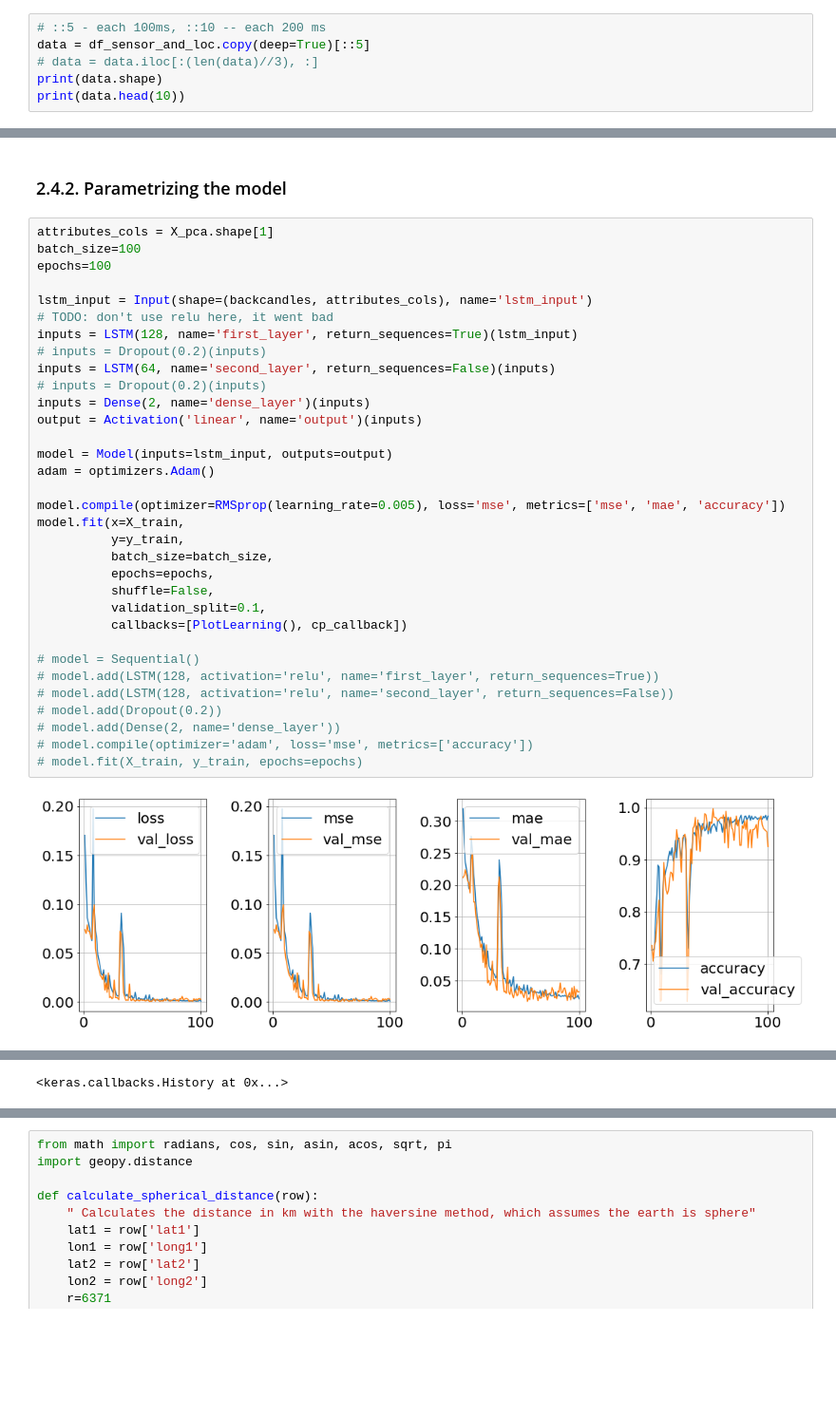
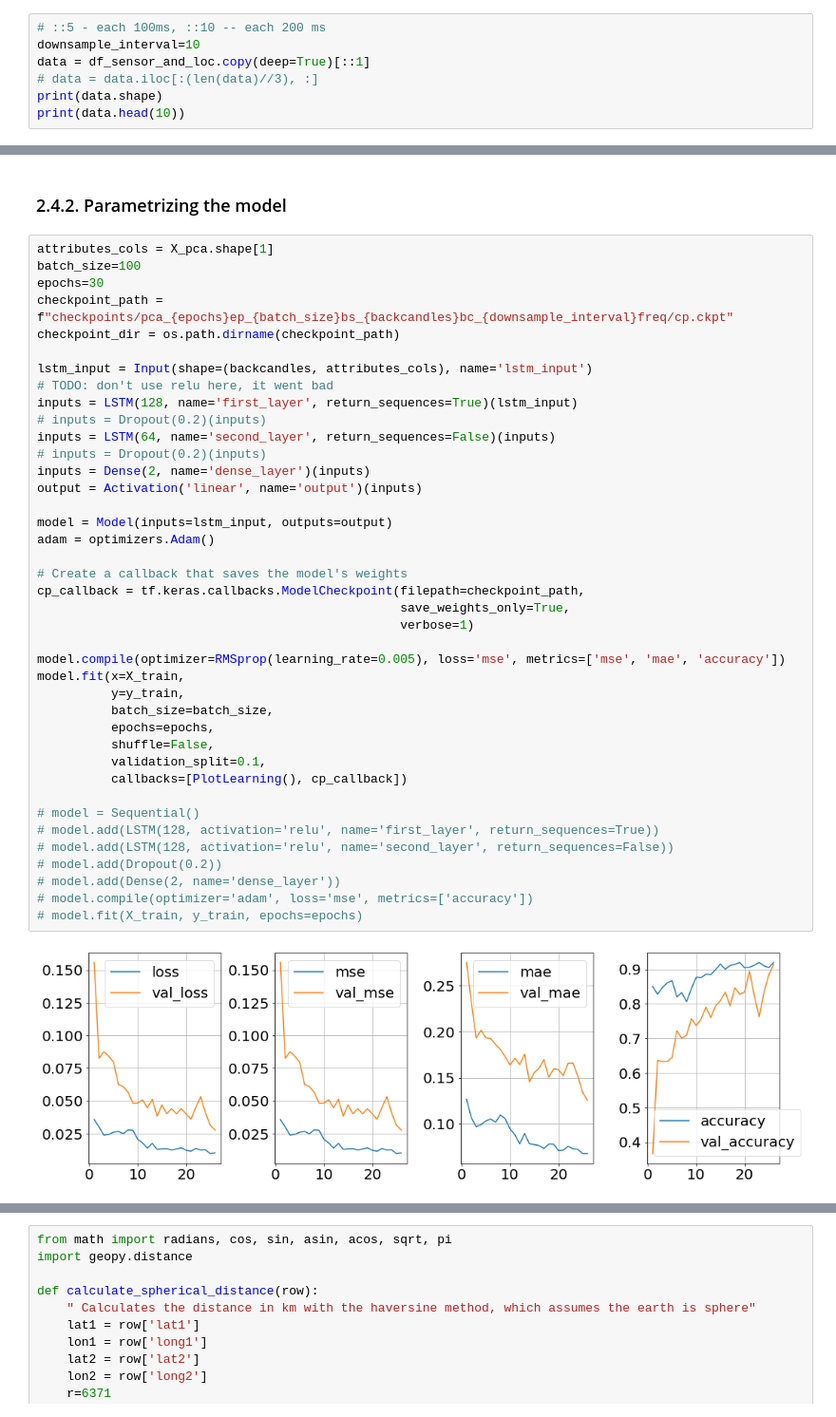
Before and after one commit to enacheandrei7/indoor-localization-dnn-knn-lstm, a Jupyter notebook: pdr_estimation_lstm/PDR_estimation_sensor_and_location_pca.ipynb, the cells around one changed output, grey strips where cells are left out. Shown at 95% size. Cells and saved outputs as stored; diff of their text form; blank space fills up the shorter version.

```diff
--- a/pdr_estimation_lstm/PDR_estimation_sensor_and_location_pca.ipynb
+++ b/pdr_estimation_lstm/PDR_estimation_sensor_and_location_pca.ipynb
@@ -83,7 +83,8 @@ df_sensor_and_loc.head(10)
 # plt.scatter(x=df_sensor_and_loc['x'], y=df_sensor_and_loc['y'])
 # %%
 # ::5 - each 100ms, ::10 -- each 200 ms
-data = df_sensor_and_loc.copy(deep=True)[::5]
+downsample_interval=10
+data = df_sensor_and_loc.copy(deep=True)[::1]
 # data = data.iloc[:(len(data)//3), :]
 print(data.shape)
 print(data.head(10))
@@ -290,35 +291,42 @@ cp_callback = tf.keras.callbacks.ModelCheckpoint(filepath=checkpoint_path,
 # %%
 attributes_cols = X_pca.shape[1]
 batch_size=100
-epochs=100
+epochs=30
+checkpoint_path = f"checkpoints/pca_{epochs}ep_{batch_size}bs_{backcandles}bc_{downsample_interval}freq/cp.ckpt"
+checkpoint_dir = os.path.dirname(checkpoint_path)
 
 lstm_input = Input(shape=(backcandles, attributes_cols), name='lstm_input')
 # TODO: don't use relu here, it went bad
 inputs = LSTM(128, name='first_layer', return_sequences=True)(lstm_input)
 # inputs = Dropout(0.2)(inputs)
 inputs = LSTM(64, name='second_layer', return_sequences=False)(inputs)
 # inputs = Dropout(0.2)(inputs)
 inputs = Dense(2, name='dense_layer')(inputs)
 output = Activation('linear', name='output')(inputs)
 
 model = Model(inputs=lstm_input, outputs=output)
 adam = optimizers.Adam()
+
+# Create a callback that saves the model's weights
+cp_callback = tf.keras.callbacks.ModelCheckpoint(filepath=checkpoint_path,
+                                                 save_weights_only=True,
+                                                 verbose=1)
 
 model.compile(optimizer=RMSprop(learning_rate=0.005), loss='mse', metrics=['mse', 'mae', 'accuracy'])
 model.fit(x=X_train,
           y=y_train,
           batch_size=batch_size,
           epochs=epochs,
           shuffle=False,
           validation_split=0.1,
           callbacks=[PlotLearning(), cp_callback])
 
 # model = Sequential()
 # model.add(LSTM(128, activation='relu', name='first_layer', return_sequences=True))
 # model.add(LSTM(128, activation='relu', name='second_layer', return_sequences=False))
 # model.add(Dropout(0.2))
 # model.add(Dense(2, name='dense_layer'))
 # model.compile(optimizer='adam', loss='mse', metrics=['accuracy'])
 # model.fit(X_train, y_train, epochs=epochs)
 # %% [output]
-[figure, old version]
+[figure, new version]
@@ -327,4 +336,3 @@ Epoch 100: saving model to checkpoints/test\cp.ckpt
-<keras.callbacks.History at 0x...>
 # %%
 y_pred = model.predict(X_test)
 for i in range(10):
```
Also changed, not shown: parts of 23 cells of this notebook, 23 other files.
